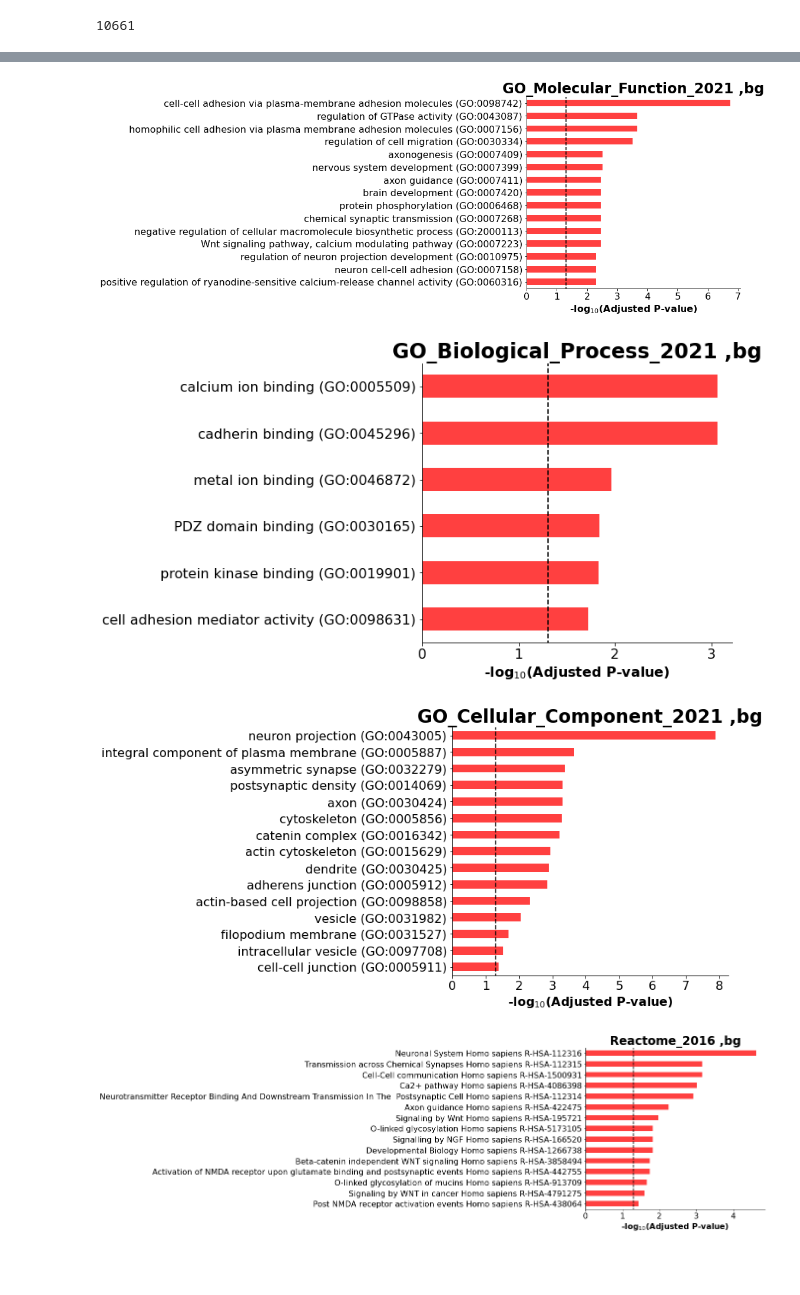
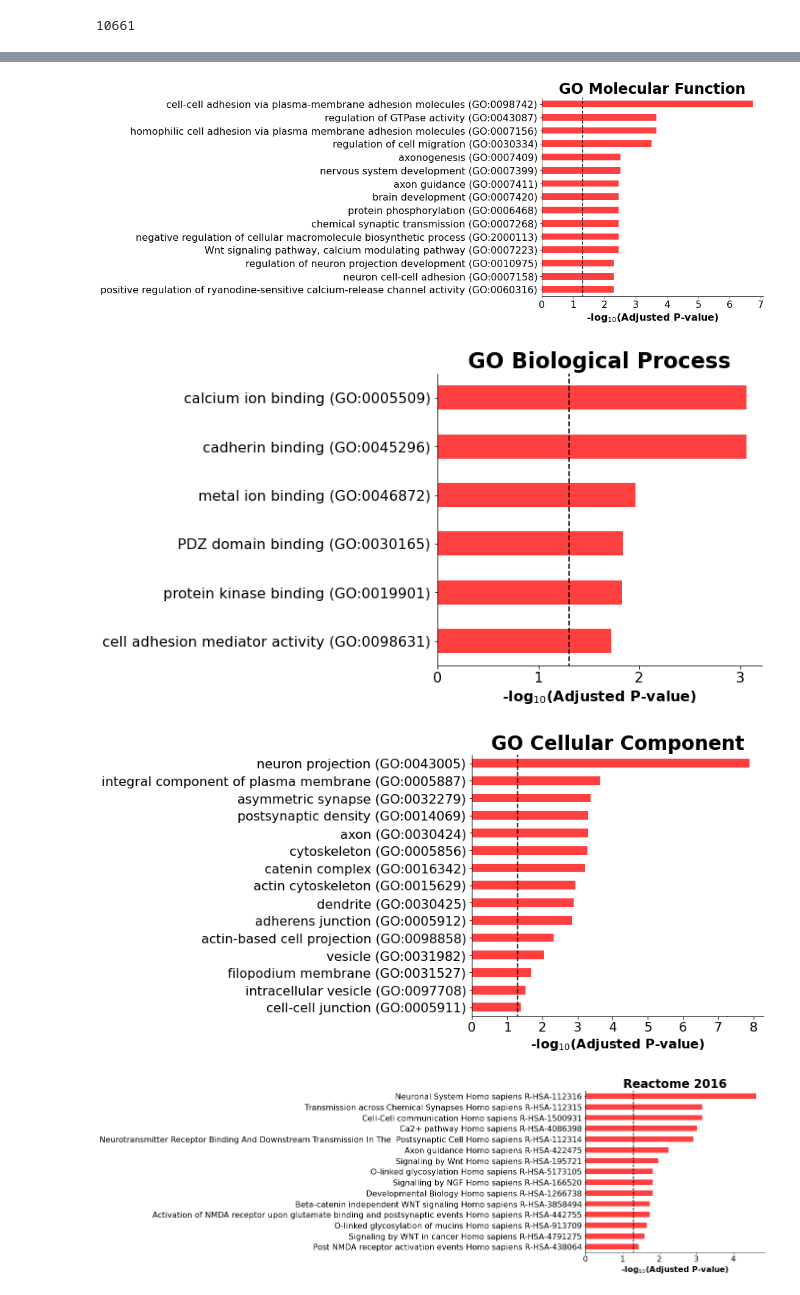
Before and after one commit to aadenisova/bird_innovation, a Jupyter notebook: scripts/SNP_analysis/Get_list_of_genes_8.ipynb, the cells around one changed output, grey strips where cells are left out. Saved outputs shown, nothing was run; the diff lists cells and outputs as text; code cells hidden in the pictures; blank space fills up the shorter version.

```diff
--- a/scripts/SNP_analysis/Get_list_of_genes_8.ipynb
+++ b/scripts/SNP_analysis/Get_list_of_genes_8.ipynb
@@ -15,7 +15,7 @@ warnings.simplefilter(action="ignore", category=SettingWithCopyWarning)
 
 path_to_data='/Users/aleksandradenisova/Desktop/coursework/data/'
 # %%
-annotation = gffpd.read_gff3('{}/{}'.format(path_to_data, 'GCF_003957565.2_bTaeGut1.4.pri_genomic.gff'))
+annotation = gffpd.read_gff3('{}stage2/{}'.format(path_to_data, 'GCF_003957565.2_bTaeGut1.4.pri_genomic.gff'))
 print(annotation.header)
 # %% [output]
 ##gff-version 3
@@ -59,7 +59,8 @@ def get_df(database, genelist, background):
     return enr
 
 def plot(df, bg, name):
-    barplot(df.res2d,title= name +' ,' +bg, top_term=15, cutoff=0.05,color = 'r')
+    name = ' '.join(name.split('_'))
+    barplot(df.res2d,title= name+bg, top_term=15, cutoff=0.05,color = 'r')
     plt.plot([l,l],[-1, 15], linestyle = '--',color='k', label = '- log10(0.05)')
 # %%
 !ls /Users/aleksandradenisova/Desktop/coursework/data/stage3/two_alleles.tsv
@@ -84,5 +87,5 @@ df2 = pd.read_csv(f'{path_to_data}stage3/two_alleles.tsv', sep = '\t')
 # %%
-df2 = pd.read_csv('/Users/aleksandradenisova/Desktop/coursework/data/stage3/all_cases.tsv', sep = '\t')
-df2
+df3 = pd.read_csv('/Users/aleksandradenisova/Desktop/coursework/data/stage3/two_alleles.tsv', sep = '\t')
+df3
 # %% [output]
 |  | Unnamed: 0 | start | cons | inno | non_inno | Ref_inno | Alt_noninno | n_inno | n_noninno | n | ... |
@@ -106,7 +109,7 @@ genelists = []
 cons_in_table = ['cons','inno','non_inno']
 table_names = ['two_alleles.tsv', 'fixed_inno.tsv', 'fixed_noninno.tsv']
 
-df2 = pd.read_csv(f'{path_to_data}stage3/two_alleles.tsv', sep = '\t')
+df2 = pd.read_csv(f'{path_to_data}final_data/two_alleles.tsv', sep = '\t')
 
 df2['start'] = df2['start']+1
 all_tabels = []
@@ -114,7 +117,7 @@ all_dfs = []
 for i in range(3):
     print(cons_in_table[i])
 
-    df2 = pd.read_csv(f'{path_to_data}stage3/{table_names[i]}', sep = '\t')
+    df2 = pd.read_csv(f'{path_to_data}final_data/{table_names[i]}', sep = '\t')
 
     print(f'number of positions:  {df2.shape[0]}')
 
@@ -186,11 +228,11 @@ number of positions:  10661
 # %%
-genelists_all = list(genelists[0]&genelists[1]&genelists[2])
-plot(get_df(go_BP, genelist, background), 'bg', 'GO_Molecular_Function_2021')
-plot(get_df(go_MF, genelist, background), 'bg', 'GO_Biological_Process_2021')
-plot(get_df(go_CC, genelist, background), 'bg', 'GO_Cellular_Component_2021')
-plot(get_df(go_reactome, genelist, background), 'bg', 'Reactome_2016')
+genelists_all = list(genelists[0]|genelists[1]|genelists[2])
+plot(get_df(go_BP, genelist, background),'', 'GO_Molecular_Function')
+plot(get_df(go_MF, genelist, background), '', 'GO_Biological_Process')
+plot(get_df(go_CC, genelist, background), '', 'GO_Cellular_Component')
+plot(get_df(go_reactome, genelist, background), '', 'Reactome_2016')
 # %% [output]
-[figure, old version]
+[figure, new version]
-[figure, old version]
+[figure, new version]
-[figure, old version]
+[figure, new version]
-[figure, old version]
+[figure, new version]
```
Also changed, not shown: parts of 10 cells of this notebook.
